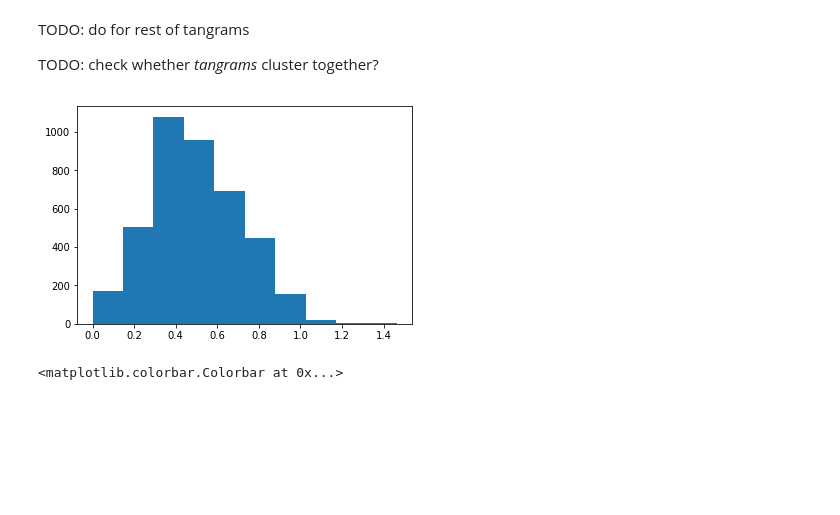
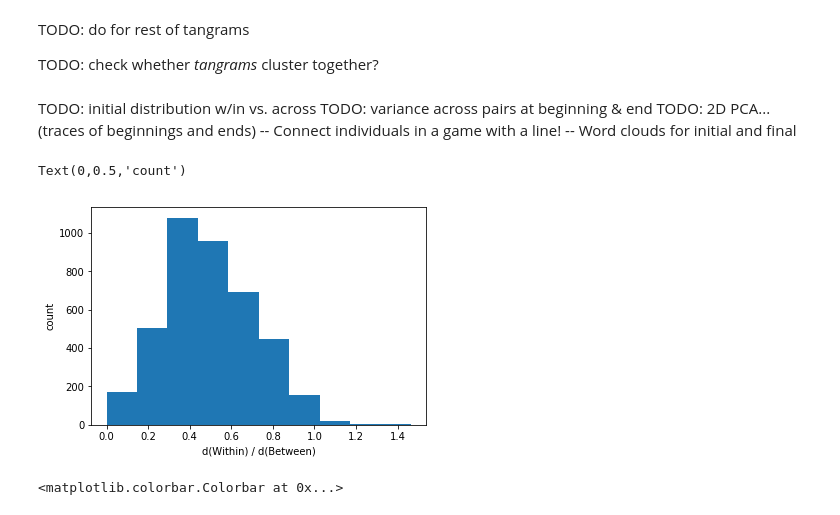
Before and after one commit to hawkrobe/tangrams, a Jupyter notebook: analysis/sequential/preprocessing_sequential.ipynb, the cells around one changed output. Drawn from its saved outputs; the diff is of its cells as text; code cells hidden in the pictures; blank space fills up the shorter version.

Commit message:
Add todos

```diff
--- a/analysis/sequential/preprocessing_sequential.ipynb
+++ b/analysis/sequential/preprocessing_sequential.ipynb
@@ -598,14 +601,23 @@ for game_ind in np.arange(num_games):
 # %%
 dist_ratio = np.array(dist_ratio)
 agg_dr = np.nanmean(dist_ratio,axis=1)
+# %% [markdown]
+TODO: initial distribution w/in vs. across
+TODO: variance across pairs at beginning & end
+TODO: 2D PCA... (traces of beginnings and ends)
+-- Connect individuals in a game with a line!
+-- Word clouds for initial and final
 # %%
 def remove_nans(x):
     return [i for i in x if not np.isnan(i)]
 
 x = remove_nans(np.ravel(dist_ratio))
-j = plt.hist(x)
+plt.hist(x)
+plt.xlabel('d(Within) / d(Between)')
+plt.ylabel('count')
 # %% [output]
+Text(0,0.5,'count')
-[figure, old version]
+[figure, new version]
 # %%
 plt.matshow(dist_mat_sq)
 plt.colorbar()
```
Also changed, not shown: parts of 2 cells of this notebook.
